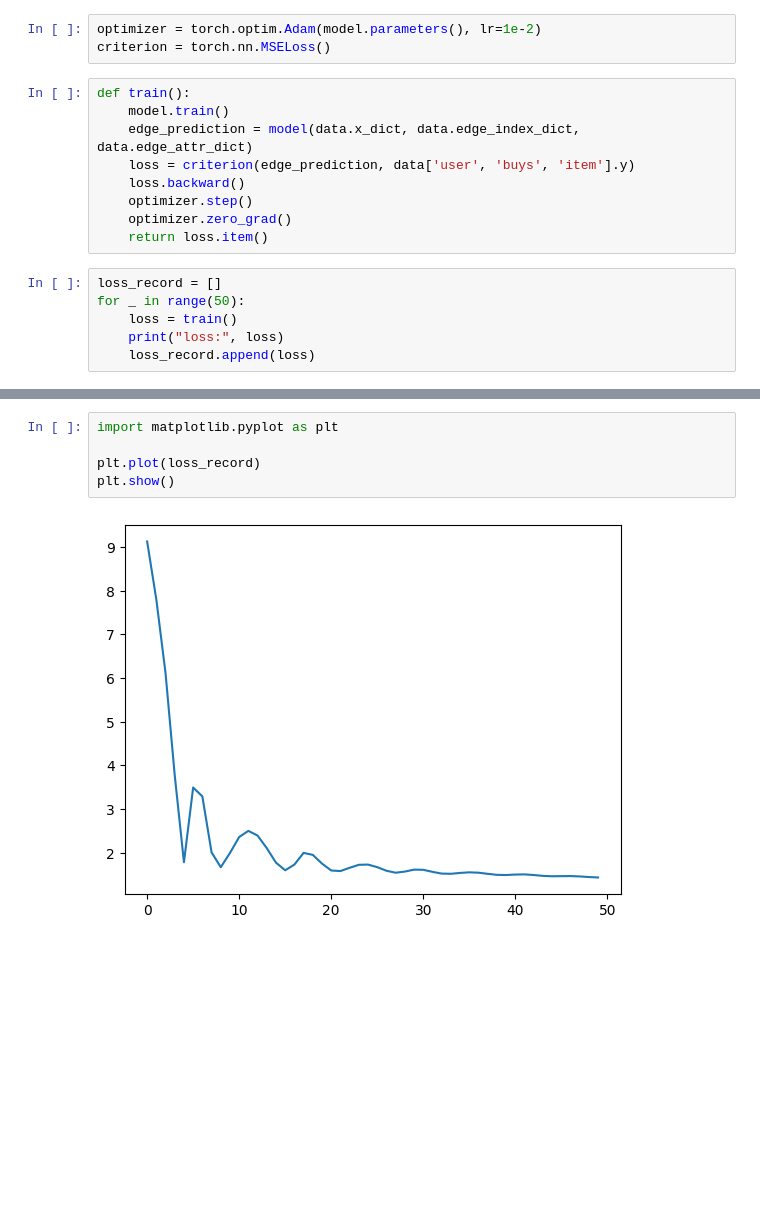
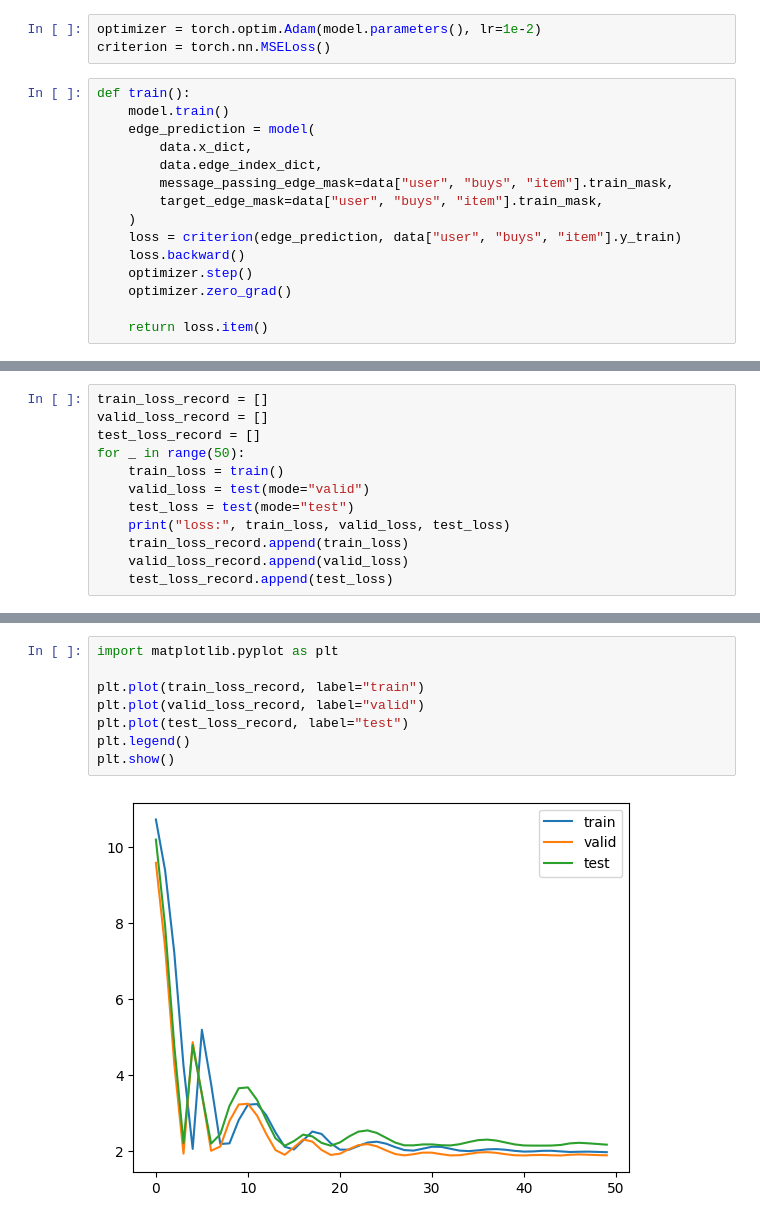
Before and after one commit to ton731/pinsage-pyg, a Jupyter notebook: develop.ipynb, the cells around one changed output, grey strips where cells are left out. Drawn from its saved outputs; the diff is of its cells as text; blank space fills up the shorter version.

Commit message:
set up training for train/valid/test sets

```diff
--- a/develop.ipynb
+++ b/develop.ipynb
@@ -184,15 +242,15 @@ criterion = torch.nn.MSELoss()
 # %%
 def train():
     model.train()
-    edge_prediction = model(data.x_dict, data.edge_index_dict, data.edge_attr_dict)
-    loss = criterion(edge_prediction, data['user', 'buys', 'item'].y)
+    edge_prediction = model(
+        data.x_dict,
+        data.edge_index_dict,
+        message_passing_edge_mask=data["user", "buys", "item"].train_mask,
+        target_edge_mask=data["user", "buys", "item"].train_mask,
+    )
+    loss = criterion(edge_prediction, data["user", "buys", "item"].y_train)
     loss.backward()
     optimizer.step()
     optimizer.zero_grad()
+
     return loss.item()
-# %%
-loss_record = []
-for _ in range(50):
-    loss = train()
-    print("loss:", loss)
-    loss_record.append(loss)
@@ -216,0 +288,12 @@ loss: 1.436574101448059
+# %%
+train_loss_record = []
+valid_loss_record = []
+test_loss_record = []
+for _ in range(50):
+    train_loss = train()
+    valid_loss = test(mode="valid")
+    test_loss = test(mode="test")
+    print("loss:", train_loss, valid_loss, test_loss)
+    train_loss_record.append(train_loss)
+    valid_loss_record.append(valid_loss)
+    test_loss_record.append(test_loss)
@@ -217,7 +318,10 @@ loss: 1.436574101448059
 # %%
 import matplotlib.pyplot as plt
 
-plt.plot(loss_record)
+plt.plot(train_loss_record, label="train")
+plt.plot(valid_loss_record, label="valid")
+plt.plot(test_loss_record, label="test")
+plt.legend()
 plt.show()
 # %% [output]
-[figure, old version]
+[figure, new version]
```
Also changed, not shown: parts of 7 cells of this notebook.
